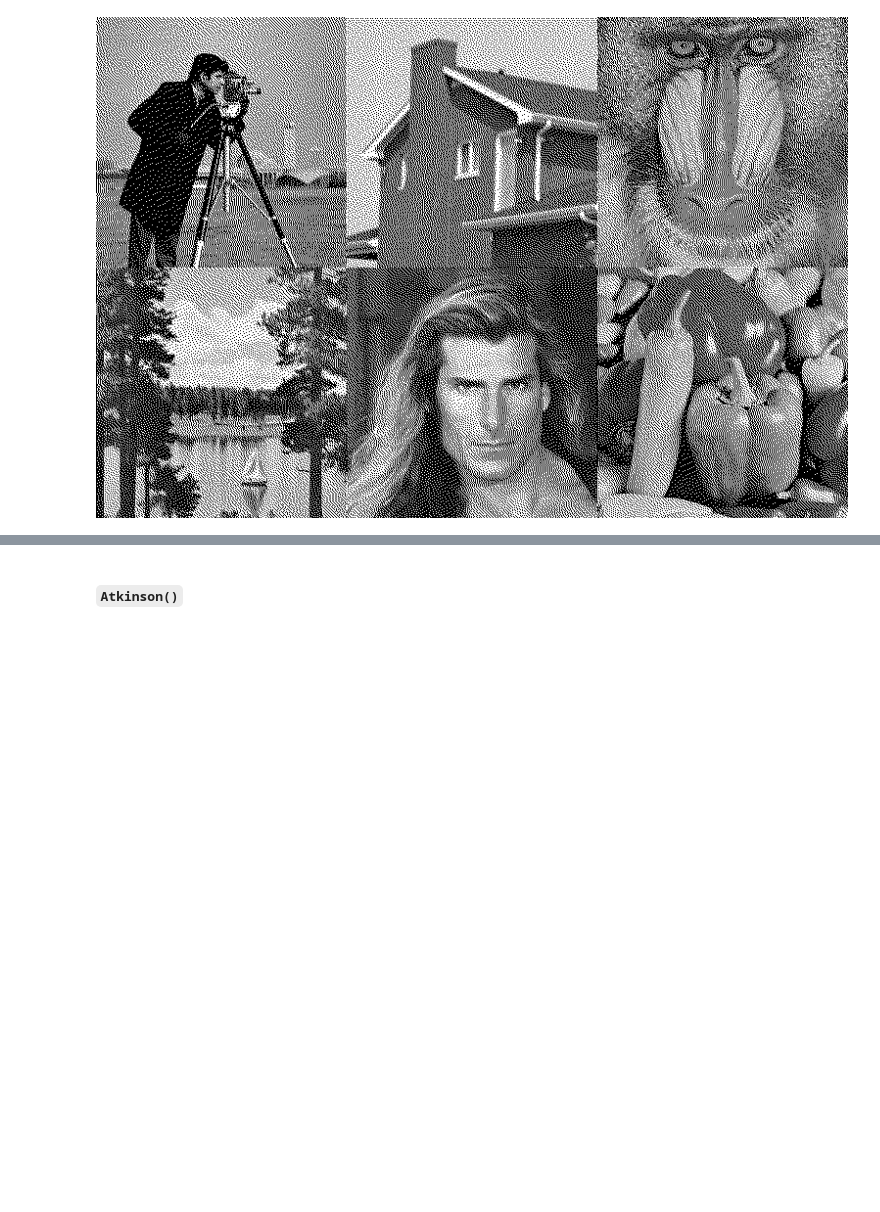
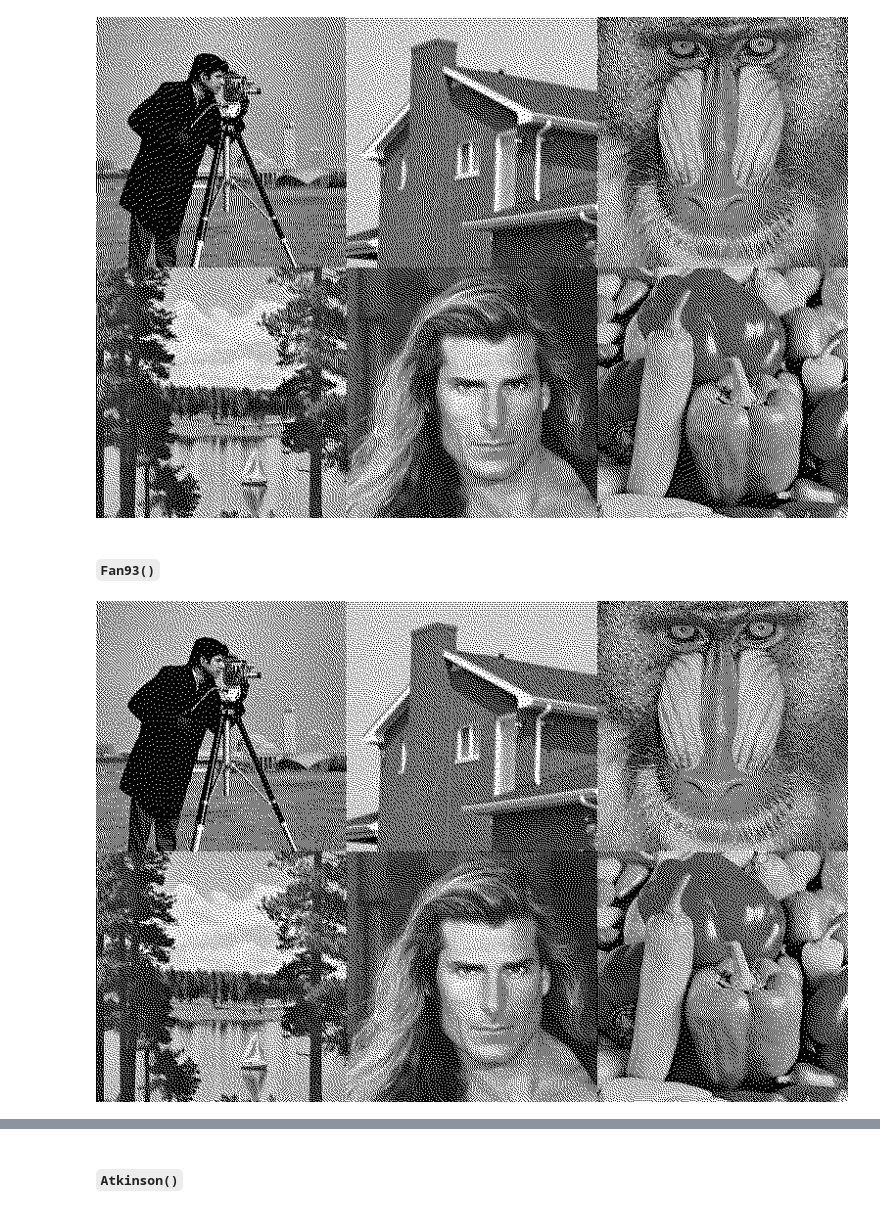
Before and after one commit to JuliaImages/DitherPunk.jl, a Jupyter notebook: dev/generated/gallery_images.ipynb, the cells around one changed output, grey strips where cells are left out. Drawn from its saved outputs; the diff is of its cells as text; code cells hidden in the pictures; blank space fills up the shorter version.

```diff
--- a/dev/generated/gallery_images.ipynb
+++ b/dev/generated/gallery_images.ipynb
@@ -140,3 +140,9 @@ test_on_images(TwoRowSierra())
 test_on_images(SierraLite())
 # %% [output]
 [figure]
+# %% [markdown]
+#### `Fan93()`
+# %%
+test_on_images(Fan93())
+# %% [output]
+[figure, added]
```
Also changed, not shown: parts of 5 cells of this notebook, 13 other files.
